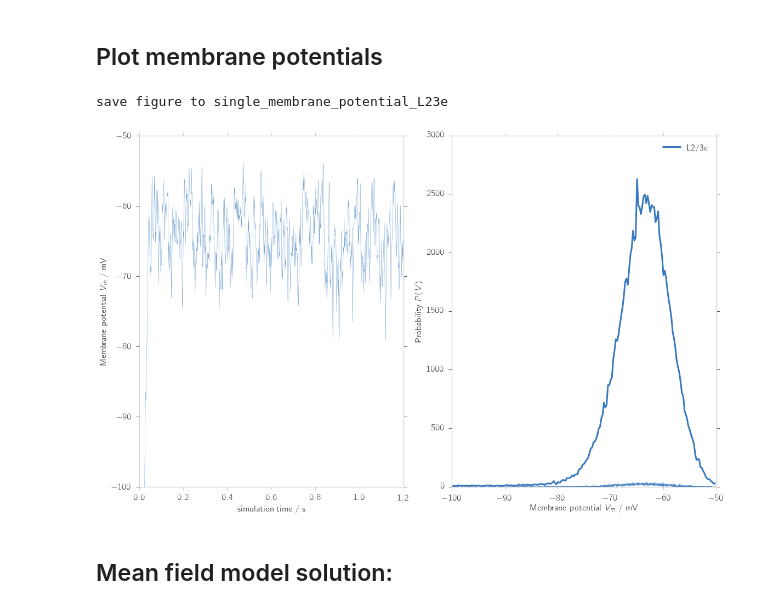
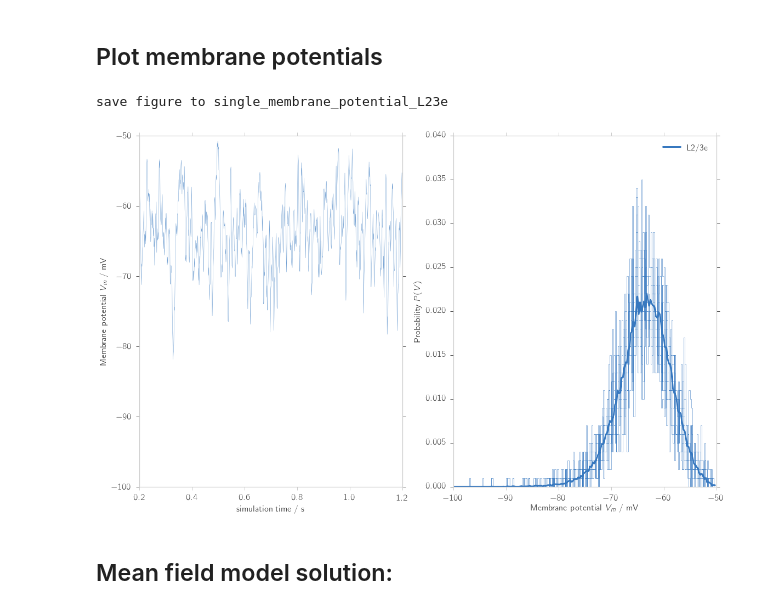
Before and after one commit to frschu/microcircuit, a Jupyter notebook: analysis/membrane_potential.ipynb, the cells around one changed output. Drawn from its saved outputs; the diff is of its cells as text; code cells hidden in the pictures.

```diff
--- a/analysis/membrane_potential.ipynb
+++ b/analysis/membrane_potential.ipynb
@@ -36,18 +37,14 @@ figure_path = os.path.join(".", "figures")
 colors = style.colors
 # %%
 # DATA
-sim_spec = "membrane_potential"
-data_file = "micro"
-data_sup_path = "/export/data-schuessler/data_microcircuit/"
-data_path = os.path.join(data_sup_path, data_file)
-data_file_name  = sim_spec + ".hdf5"
+sim_spec = "membrane_potential_fixindeg"
+data_path = "/export/data-schuessler/data_microcircuit/micro"
 res_file_name = sim_spec + "_res.hdf5"
-path_data_file = os.path.join(data_path, data_file_name)
 path_res_file = os.path.join(data_path, res_file_name)
 
 (area, t_sim, t_trans, t_measure, dt,
     populations, layers, types,
-    n_populations, n_layers, n_types) = hf.basic_data(path_data_file)
+    n_populations, n_layers, n_types) = hf.basic_data(path_res_file)
 # %% [markdown]
 ## Plot membrane potentials
 # %%
@@ -85,44 +82,48 @@ ax1 = plt.subplot2grid((1, 2), (0, 1), colspan=1, rowspan=1)
 
 for i, population in enumerate(populations):
     if i==0:
-    #if True:
         j = 0
         volt_single = volt_plot[i][j]
         ax0.plot(times_volt, volt_single,
             '-', color=colors[i], alpha=0.7, linewidth=0.5, label=hf.rlbl(population))
 
         # Histograms
+        # Normalization
+
         for j in range(n_hist_max):
-            ax1.plot(bin_edges[:-1], volt_histo_single[i, j],
+            # Normalization
+            single_hist_normed = volt_histo_single[i, j] / np.sum(volt_histo_single[i, j])
+            ax1.plot(bin_edges[:-1], single_hist_normed,
                  linewidth=1., color=colors[i], alpha=0.5, drawstyle="steps")
-        ax1.plot(bin_edges[:-1], volt_histo_means[i], linewidth=3., color=colors[i], label=hf.rlbl(population))
+        hist_normed = volt_histo_means[i] / np.sum(volt_histo_means[i])
+        ax1.plot(bin_edges[:-1], hist_normed, linewidth=3., color=colors[i], label=hf.rlbl(population))
 
 # Potential over time
 xlim = np.array([t_min_volt, t_max_volt]) # s
 ax0.set_xlabel('simulation time / s')
 ax0.set_ylabel('Membrane potential $V_m$ / mV')
 ax0.set_xlim(*xlim)
 ax0.set_ylim(V_min, V_max)
 
 # Histogram
 ax1.set_xlabel('Membrane potential $V_m$ / mV')
 ax1.set_ylabel('Probability $P(V)$')
 ax1.set_xlim(V_min, V_max)
 #ax1.set_ylim(0, 0.15)
 
 ax1.legend(loc=0)
 
 for ax in fig.axes:
     ax.grid(False)
     style.fixticks(ax)
 
 fig_name = "single_membrane_potential"
 fig_name += "_L23e"
 if save_fig:
     hf.saving_fig(fig, figure_path, fig_name)
 # %% [output]
 save figure to single_membrane_potential_L23e
-[figure, old version]
+[figure, new version]
 # %% [markdown]
 ## Mean field model solution:
 # %%
```
Also changed, not shown: parts of 11 cells of this notebook, 13 other files.
